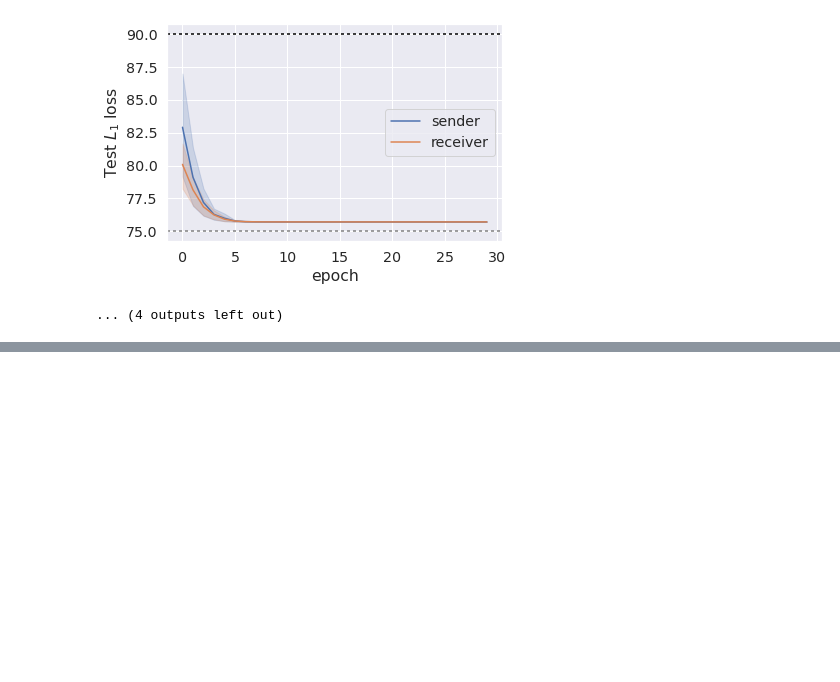
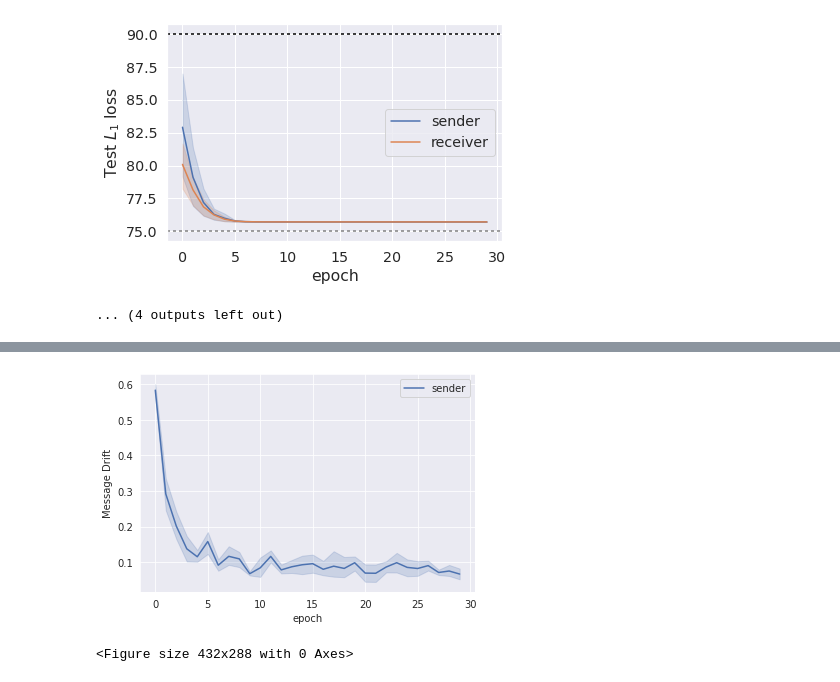
Before and after one commit to mnoukhov/emergent-compete, a Jupyter notebook: notebooks/Best Results Plot.ipynb, the cells around one changed output, grey strips where cells are left out. Drawn from its saved outputs; the diff is of its cells as text; code cells hidden in the pictures; blank space fills up the shorter version.

```diff
--- a/notebooks/Best Results Plot.ipynb
+++ b/notebooks/Best Results Plot.ipynb
@@ -268,0 +327,53 @@ Bias 15
+# %%
+if show:
+    # metric = "test_l1_error" if "test_l1_error" in sender else "test_error"
+
+    if 'error' in metric:
+        # Rewards
+        if not individual_plot:
+            sns.lineplot(data=sender, x="epoch", y=sender[metric]*10, label="sender")
+            sns.lineplot(data=recver, x="epoch", y=recver[metric]*10, label="receiver")
+        else:
+            for i in range(5):
+                seed_sender = sender[i*num_epochs:(i+1)*num_epochs]
+                seed_recver = recver[i*num_epochs:(i+1)*num_epochs]
+                sns.lineplot(data=seed_sender, x="epoch", y=seed_sender[metric]*10, label="sender")
+                sns.lineplot(data=seed_recver, x="epoch", y=seed_recver[metric]*10, label="recver")
+
+                                    # Baselines
+                nocomm_diff = torch.tensor(36 / 4)
+                nocomm_error = test_loss(torch.tensor(0.), nocomm_diff)*10
+                fair_error = test_loss(torch.tensor(0.), bias/2)*10
+                plt.axhline(nocomm_error, label='no communication', color="black", dashes=(2,2,2,2))
+                plt.axhline(fair_error, label='fair split', color="grey", dashes=(2,2,2,2))
+
+    else:
+        sns.lineplot(data=sender, x="epoch", y=sender[metric], label="sender")
+        # sns.lineplot(data=recver, x="epoch", y=recver[metric], label="receiver")
+
+        # plt.show()
+        # plt.clf()
+
+
+
+    # Baselines
+
+
+    if 'error' in metric:
+        plt.ylabel(r'Test $L_1$ loss')
+        nocomm_diff = torch.tensor(36 / 4)
+        nocomm_error = test_loss(torch.tensor(0.), nocomm_diff)*10
+        fair_error = test_loss(torch.tensor(0.), bias/2)*10
+        plt.axhline(nocomm_error, label='no communication', color="black", dashes=(2,2,2,2))
+        plt.axhline(fair_error, label='fair split', color="grey", dashes=(2,2,2,2))
+    elif 'drift' in metric:
+        plt.ylabel(r'Message Drift')
+
+    if savedir:
+        plt.savefig(savepath / f'{name}.png',  bbox_inches='tight')
+
+    plt.show()
+    plt.clf()
+# %% [output]
+[figure, added]
+<Figure size 432x288 with 0 Axes>
```
Also changed, not shown: parts of 6 cells of this notebook, 2 other files.
